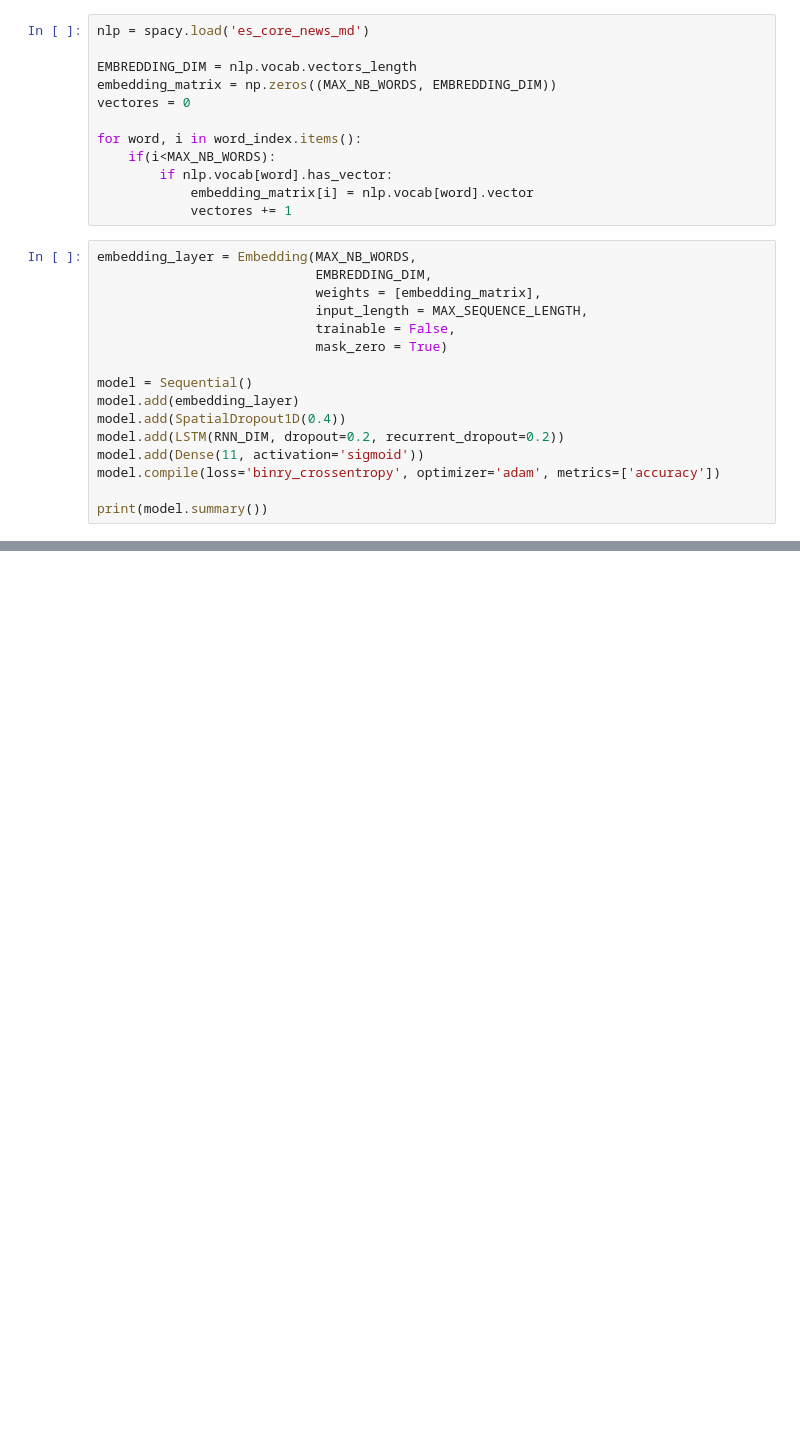
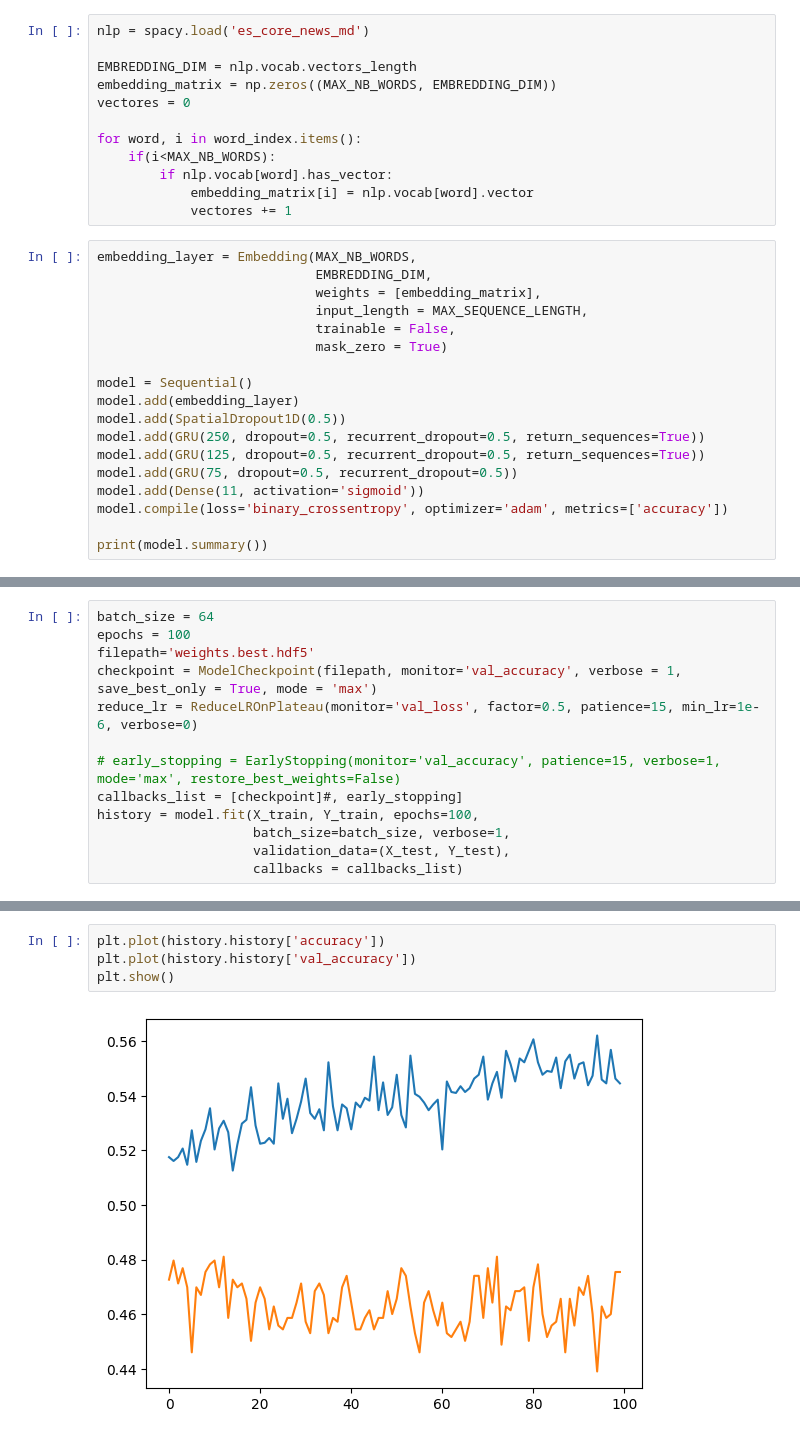
Before and after one commit to Vic263RP/TareaNLP-Formacion-2024-UV-AI, a Jupyter notebook: 1_RNN_MultiClass.ipynb, the cells around one changed output, grey strips where cells are left out. Saved outputs shown, nothing was run; the diff lists cells and outputs as text; blank space fills up the shorter version.

Commit message:
Subo batch size a 64, pongo Checkpoint para guardar el mejor modelo, añado reducción de LR y pongo comentado early stopping

```diff
--- a/1_RNN_MultiClass.ipynb
+++ b/1_RNN_MultiClass.ipynb
@@ -121,10 +132,12 @@ embedding_layer = Embedding(MAX_NB_WORDS,
 
 model = Sequential()
 model.add(embedding_layer)
-model.add(SpatialDropout1D(0.4))
-model.add(LSTM(RNN_DIM, dropout=0.2, recurrent_dropout=0.2))
+model.add(SpatialDropout1D(0.5))
+model.add(GRU(250, dropout=0.5, recurrent_dropout=0.5, return_sequences=True))
+model.add(GRU(125, dropout=0.5, recurrent_dropout=0.5, return_sequences=True))
+model.add(GRU(75, dropout=0.5, recurrent_dropout=0.5))
 model.add(Dense(11, activation='sigmoid'))
-model.compile(loss='binry_crossentropy', optimizer='adam', metrics=['accuracy'])
+model.compile(loss='binary_crossentropy', optimizer='adam', metrics=['accuracy'])
 
 print(model.summary())
 # %% [output]
@@ -162 +173,14 @@ Skipping registering GPU devices...
 To enable them in other operations, rebuild TensorFlow with the appropriate compiler flags.
+# %%
+batch_size = 64
+epochs = 100
+filepath='weights.best.hdf5'
+checkpoint = ModelCheckpoint(filepath, monitor='val_accuracy', verbose = 1, save_best_only = True, mode = 'max')
+reduce_lr = ReduceLROnPlateau(monitor='val_loss', factor=0.5, patience=15, min_lr=1e-6, verbose=0)
+
+# early_stopping = EarlyStopping(monitor='val_accuracy', patience=15, verbose=1, mode='max', restore_best_weights=False)
+callbacks_list = [checkpoint]#, early_stopping]
+history = model.fit(X_train, Y_train, epochs=100,
+                    batch_size=batch_size, verbose=1,
+                    validation_data=(X_test, Y_test),
+                    callbacks = callbacks_list)
@@ -162,0 +205,6 @@ To enable them in other operations, rebuild TensorFlow with the appropriate comp
+# %%
+plt.plot(history.history['accuracy'])
+plt.plot(history.history['val_accuracy'])
+plt.show()
+# %% [output]
+[figure, added]
```
Also changed, not shown: parts of 6 cells of this notebook, 1 other file.
